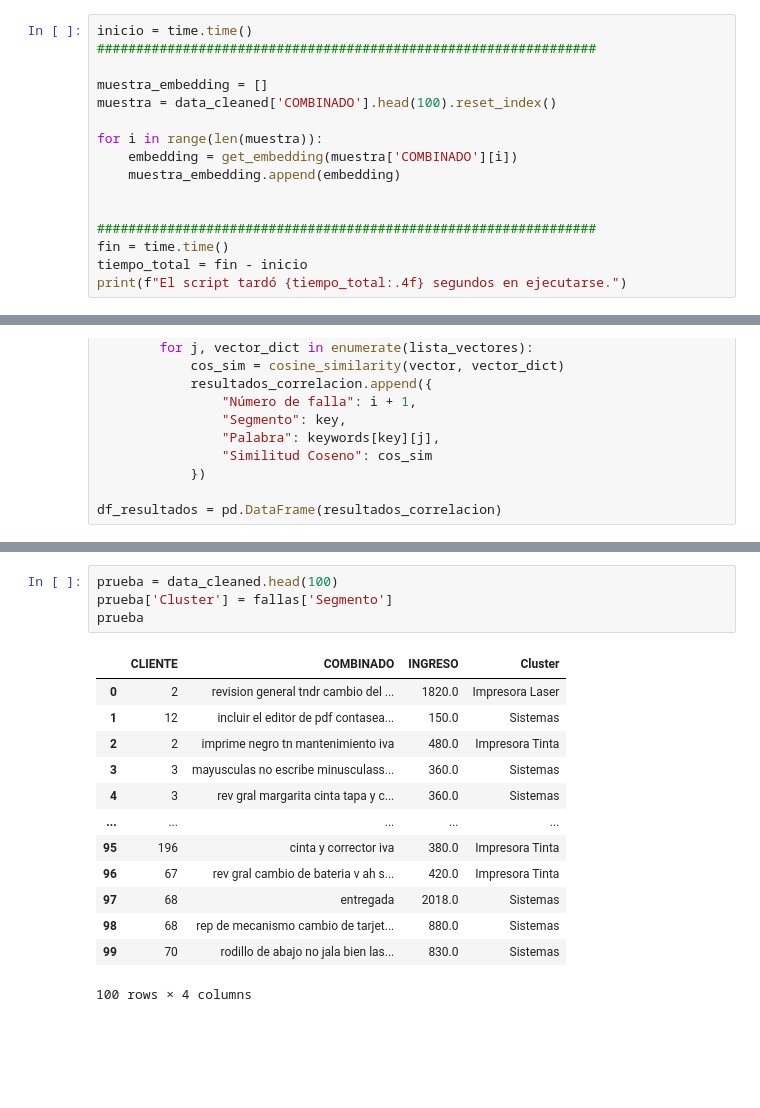
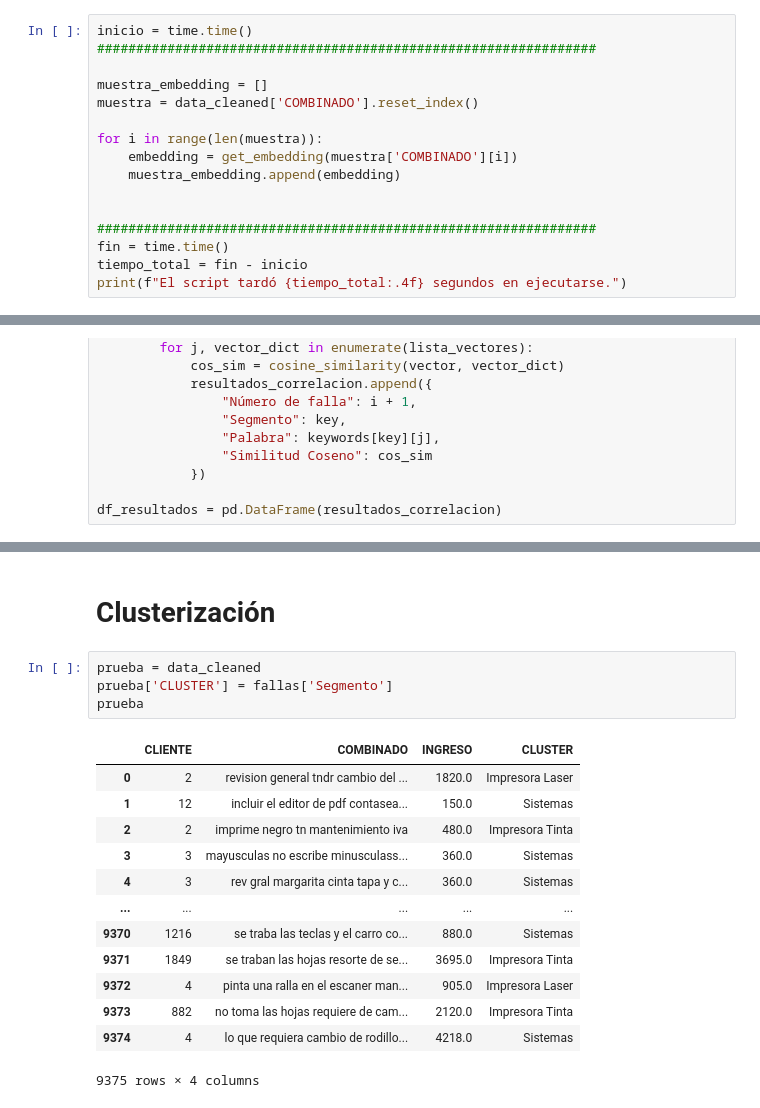
Before and after one commit to luisejdm/Analisis_de_datos_financieros_y_de_diseno_de_indicadores, a Jupyter notebook: Proyecto/cleaning data.ipynb, the cells around one changed output, grey strips where cells are left out. Cells and saved outputs as stored; diff of their text form; blank space fills up the shorter version.

```diff
--- a/Proyecto/cleaning data.ipynb
+++ b/Proyecto/cleaning data.ipynb
@@ -120,7 +120,7 @@ inicio = time.time()
 ################################################################
 
 muestra_embedding = []
-muestra = data_cleaned['COMBINADO'].head(100).reset_index()
+muestra = data_cleaned['COMBINADO'].reset_index()
 
 for i in range(len(muestra)):
     embedding = get_embedding(muestra['COMBINADO'][i])
@@ -169,18 +171,20 @@ fallas
+# %% [markdown]
+# Clusterización
 # %%
-prueba = data_cleaned.head(100)
-prueba['Cluster'] = fallas['Segmento']
+prueba = data_cleaned
+prueba['CLUSTER'] = fallas['Segmento']
 prueba
 # %% [output]
-|  | CLIENTE | COMBINADO | INGRESO | Cluster |
+|  | CLIENTE | COMBINADO | INGRESO | CLUSTER |
 | 0 | 2 | revision general tndr cambio del ... | 1820.0 | Impresora Laser |
 | 1 | 12 | incluir el editor de pdf contasea... | 150.0 | Sistemas |
 | 2 | 2 | imprime negro tn mantenimiento iva | 480.0 | Impresora Tinta |
 | 3 | 3 | mayusculas no escribe minusculass... | 360.0 | Sistemas |
 | 4 | 3 | rev gral margarita cinta tapa y c... | 360.0 | Sistemas |
 | ... | ... | ... | ... | ... |
-| 95 | 196 | cinta y corrector iva | 380.0 | Impresora Tinta |
-| 96 | 67 | rev gral cambio de bateria v ah s... | 420.0 | Impresora Tinta |
-| 97 | 68 | entregada | 2018.0 | Sistemas |
-| 98 | 68 | rep de mecanismo cambio de tarjet... | 880.0 | Sistemas |
-| 99 | 70 | rodillo de abajo no jala bien las... | 830.0 | Sistemas |
+| 9370 | 1216 | se traba las teclas y el carro co... | 880.0 | Sistemas |
+| 9371 | 1849 | se traban las hojas resorte de se... | 3695.0 | Impresora Tinta |
+| 9372 | 4 | pinta una ralla en el escaner man... | 905.0 | Impresora Laser |
+| 9373 | 882 | no toma las hojas requiere de cam... | 2120.0 | Impresora Tinta |
+| 9374 | 4 | lo que requiera cambio de rodillo... | 4218.0 | Sistemas |
-100 rows × 4 columns
+9375 rows × 4 columns
```
Also changed, not shown: parts of 9 cells of this notebook, 2 other files.
